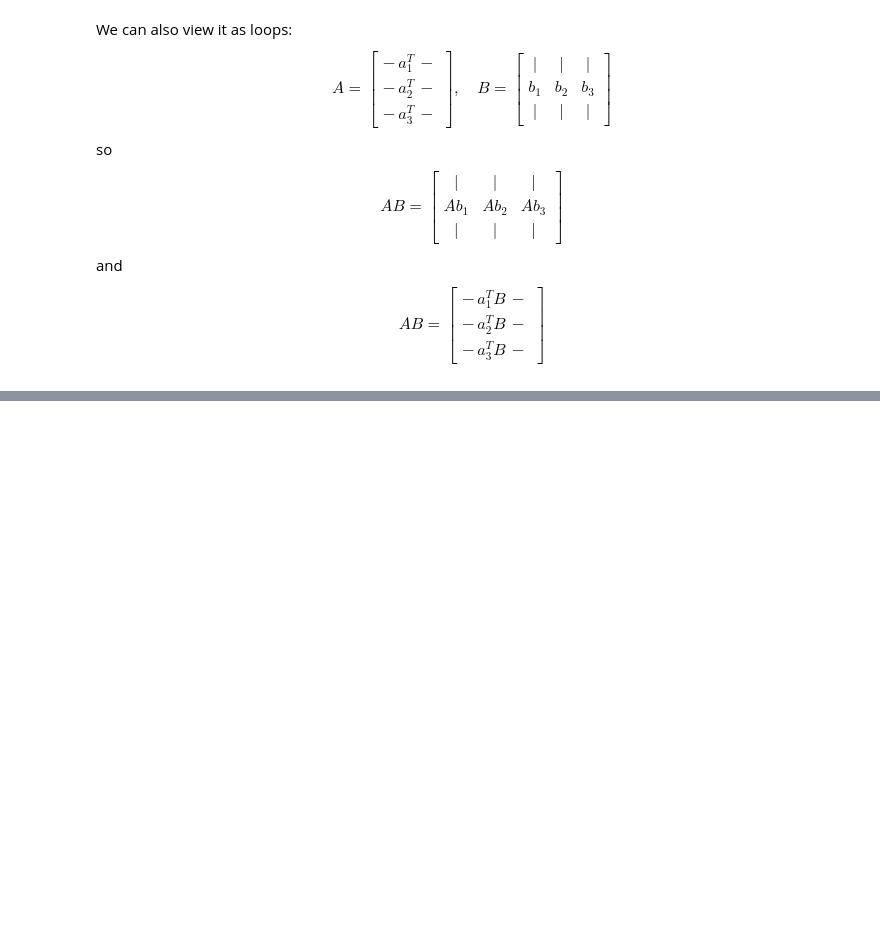
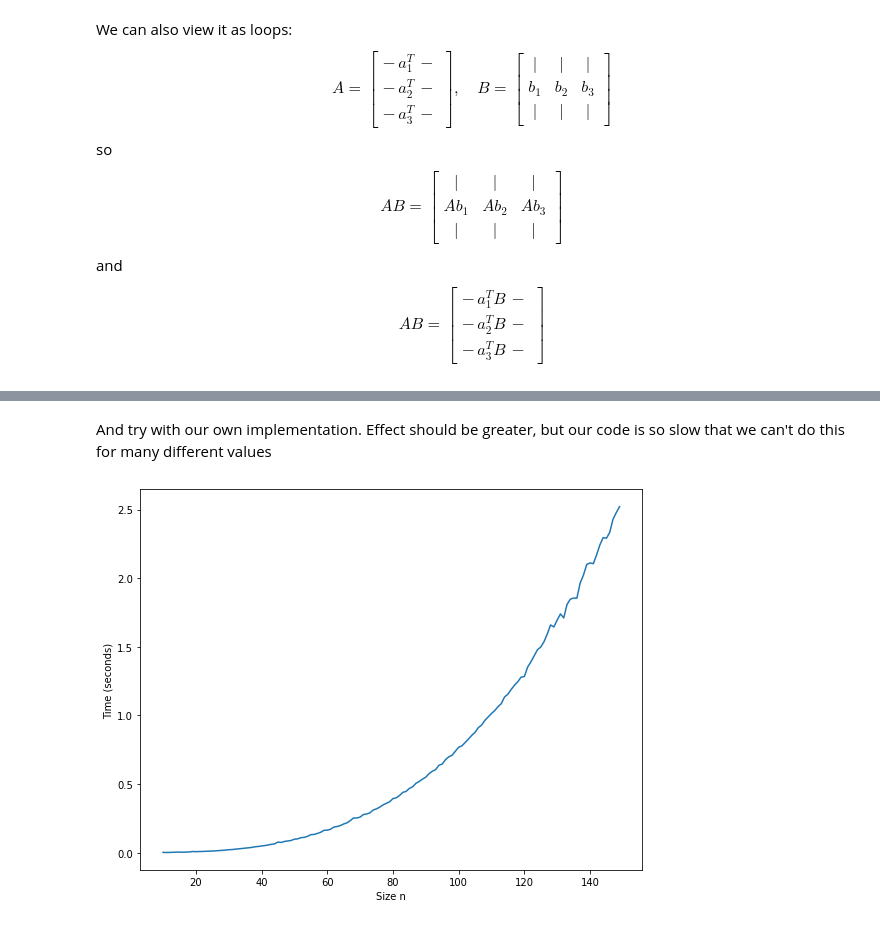
Before and after one commit to stephenbeckr/numerical-analysis-class, a Jupyter notebook: Demos/Ch6_MatrixMultiplication.ipynb, the cells around one changed output, grey strips where cells are left out. Saved outputs shown, nothing was run; the diff lists cells and outputs as text; code cells hidden in the pictures; blank space fills up the shorter version.

```diff
--- a/Demos/Ch6_MatrixMultiplication.ipynb
+++ b/Demos/Ch6_MatrixMultiplication.ipynb
@@ -366,0 +408,23 @@ plt.show()
+# %% [markdown]
+And try with our own implementation. Effect should be greater, but our code is so slow that we can't do this for many different values
+# %%
+reps = 1
+nList = range(10,150, 1)
+timeList = []
+for n in nList:
+  A = rng.standard_normal((n,n))
+  B = rng.standard_normal((n,n))
+  start_time = time.time()
+  for r in range(reps):
+    C = matrix_multiply(A,B)
+    #C = A@B
+  myTime = time.time() - start_time
+  timeList.append( myTime/reps )
+
+plt.figure(figsize=(9,7))
+plt.plot( nList, timeList )
+plt.xlabel('Size n')
+plt.ylabel('Time (seconds)')
+plt.show()
+# %% [output]
+[figure, added]
```
Also changed, not shown: parts of 18 cells of this notebook.
